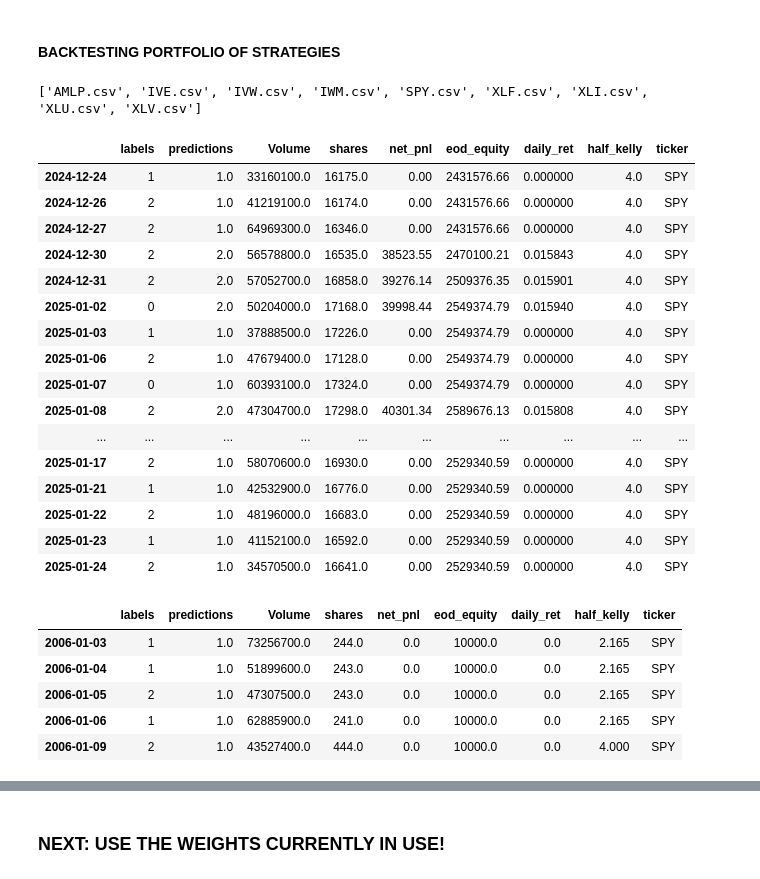
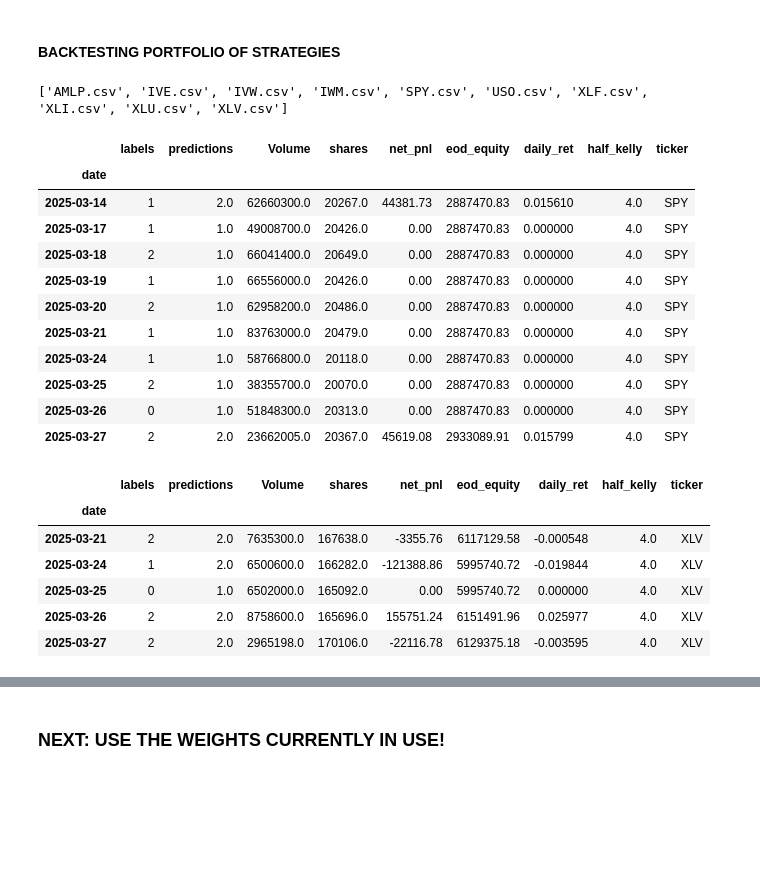
Before and after one commit to jessie-blue/ATS_Development, a Jupyter notebook: Strat_1/Portfolio_Backtest.ipynb, the cells around one changed output, grey strips where cells are left out. Drawn from its saved outputs; the diff is of its cells as text; code cells hidden in the pictures; blank space fills up the shorter version.

```diff
--- a/Strat_1/Portfolio_Backtest.ipynb
+++ b/Strat_1/Portfolio_Backtest.ipynb
@@ -5,7 +5,7 @@ import os
 import numpy as np
 import pandas as pd
 
-path = 'strat_returns/Testing/'
+path = 'strat_returns/Testing/kelly_returns/'
 # %%
 ### FILES
 files = os.listdir(path)
@@ -24,31 +24,26 @@ weights = { #0.964
     'XLI' : 0.17
 }
 # %% [output]
-['AMLP.csv', 'IVE.csv', 'IVW.csv', 'IWM.csv', 'SPY.csv', 'XLF.csv', 'XLI.csv', 'XLU.csv', 'XLV.csv']
+['AMLP.csv', 'IVE.csv', 'IVW.csv', 'IWM.csv', 'SPY.csv', 'USO.csv', 'XLF.csv', 'XLI.csv', 'XLU.csv', 'XLV.csv']
 # %%
 ## DF
-df = pd.read_csv( path + files.pop(spy_idx), index_col= 'Unnamed: 0')
+df = pd.read_csv( path + files.pop(spy_idx), index_col= 'date')
 #df = df[cols]
 df['ticker'] = 'SPY'
-df.tail(20)
+df.tail(10)
 # %% [output]
 |  | labels | predictions | Volume | shares | net_pnl | eod_equity | daily_ret | half_kelly | ticker |
-| 2024-12-24 | 1 | 1.0 | 33160100.0 | 16175.0 | 0.00 | 2431576.66 | 0.000000 | 4.0 | SPY |
-| 2024-12-26 | 2 | 1.0 | 41219100.0 | 16174.0 | 0.00 | 2431576.66 | 0.000000 | 4.0 | SPY |
-| 2024-12-27 | 2 | 1.0 | 64969300.0 | 16346.0 | 0.00 | 2431576.66 | 0.000000 | 4.0 | SPY |
-| 2024-12-30 | 2 | 2.0 | 56578800.0 | 16535.0 | 38523.55 | 2470100.21 | 0.015843 | 4.0 | SPY |
-| 2024-12-31 | 2 | 2.0 | 57052700.0 | 16858.0 | 39276.14 | 2509376.35 | 0.015901 | 4.0 | SPY |
-| 2025-01-02 | 0 | 2.0 | 50204000.0 | 17168.0 | 39998.44 | 2549374.79 | 0.015940 | 4.0 | SPY |
-| 2025-01-03 | 1 | 1.0 | 37888500.0 | 17226.0 | 0.00 | 2549374.79 | 0.000000 | 4.0 | SPY |
-| 2025-01-06 | 2 | 1.0 | 47679400.0 | 17128.0 | 0.00 | 2549374.79 | 0.000000 | 4.0 | SPY |
-| 2025-01-07 | 0 | 1.0 | 60393100.0 | 17324.0 | 0.00 | 2549374.79 | 0.000000 | 4.0 | SPY |
-| 2025-01-08 | 2 | 2.0 | 47304700.0 | 17298.0 | 40301.34 | 2589676.13 | 0.015808 | 4.0 | SPY |
-| ... | ... | ... | ... | ... | ... | ... | ... | ... | ... |
-| 2025-01-17 | 2 | 1.0 | 58070600.0 | 16930.0 | 0.00 | 2529340.59 | 0.000000 | 4.0 | SPY |
-| 2025-01-21 | 1 | 1.0 | 42532900.0 | 16776.0 | 0.00 | 2529340.59 | 0.000000 | 4.0 | SPY |
-| 2025-01-22 | 2 | 1.0 | 48196000.0 | 16683.0 | 0.00 | 2529340.59 | 0.000000 | 4.0 | SPY |
-| 2025-01-23 | 1 | 1.0 | 41152100.0 | 16592.0 | 0.00 | 2529340.59 | 0.000000 | 4.0 | SPY |
-| 2025-01-24 | 2 | 1.0 | 34570500.0 | 16641.0 | 0.00 | 2529340.59 | 0.000000 | 4.0 | SPY |
+| date |  |  |  |  |  |  |  |  |  |
+| 2025-03-14 | 1 | 2.0 | 62660300.0 | 20267.0 | 44381.73 | 2887470.83 | 0.015610 | 4.0 | SPY |
+| 2025-03-17 | 1 | 1.0 | 49008700.0 | 20426.0 | 0.00 | 2887470.83 | 0.000000 | 4.0 | SPY |
+| 2025-03-18 | 2 | 1.0 | 66041400.0 | 20649.0 | 0.00 | 2887470.83 | 0.000000 | 4.0 | SPY |
+| 2025-03-19 | 1 | 1.0 | 66556000.0 | 20426.0 | 0.00 | 2887470.83 | 0.000000 | 4.0 | SPY |
+| 2025-03-20 | 2 | 1.0 | 62958200.0 | 20486.0 | 0.00 | 2887470.83 | 0.000000 | 4.0 | SPY |
+| 2025-03-21 | 1 | 1.0 | 83763000.0 | 20479.0 | 0.00 | 2887470.83 | 0.000000 | 4.0 | SPY |
+| 2025-03-24 | 1 | 1.0 | 58766800.0 | 20118.0 | 0.00 | 2887470.83 | 0.000000 | 4.0 | SPY |
+| 2025-03-25 | 2 | 1.0 | 38355700.0 | 20070.0 | 0.00 | 2887470.83 | 0.000000 | 4.0 | SPY |
+| 2025-03-26 | 0 | 1.0 | 51848300.0 | 20313.0 | 0.00 | 2887470.83 | 0.000000 | 4.0 | SPY |
+| 2025-03-27 | 2 | 2.0 | 23662005.0 | 20367.0 | 45619.08 | 2933089.91 | 0.015799 | 4.0 | SPY |
 # %%
 
 for file in files:
@@ -59,14 +55,15 @@ for file in files:
     df_file['ticker'] = file.replace('.csv', '')
     df = pd.concat([df, df_file], axis = 0 )
 # %%
-df.head()
+df.tail()
 # %% [output]
 |  | labels | predictions | Volume | shares | net_pnl | eod_equity | daily_ret | half_kelly | ticker |
-| 2006-01-03 | 1 | 1.0 | 73256700.0 | 244.0 | 0.0 | 10000.0 | 0.0 | 2.165 | SPY |
-| 2006-01-04 | 1 | 1.0 | 51899600.0 | 243.0 | 0.0 | 10000.0 | 0.0 | 2.165 | SPY |
-| 2006-01-05 | 2 | 1.0 | 47307500.0 | 243.0 | 0.0 | 10000.0 | 0.0 | 2.165 | SPY |
-| 2006-01-06 | 1 | 1.0 | 62885900.0 | 241.0 | 0.0 | 10000.0 | 0.0 | 2.165 | SPY |
-| 2006-01-09 | 2 | 1.0 | 43527400.0 | 444.0 | 0.0 | 10000.0 | 0.0 | 4.000 | SPY |
+| date |  |  |  |  |  |  |  |  |  |
+| 2025-03-21 | 2 | 2.0 | 7635300.0 | 167638.0 | -3355.76 | 6117129.58 | -0.000548 | 4.0 | XLV |
+| 2025-03-24 | 1 | 2.0 | 6500600.0 | 166282.0 | -121388.86 | 5995740.72 | -0.019844 | 4.0 | XLV |
+| 2025-03-25 | 0 | 1.0 | 6502000.0 | 165092.0 | 0.00 | 5995740.72 | 0.000000 | 4.0 | XLV |
+| 2025-03-26 | 2 | 2.0 | 8758600.0 | 165696.0 | 155751.24 | 6151491.96 | 0.025977 | 4.0 | XLV |
+| 2025-03-27 | 2 | 2.0 | 2965198.0 | 170106.0 | -22116.78 | 6129375.18 | -0.003595 | 4.0 | XLV |
 # %%
 df = df.dropna()
 df = df.reset_index()
```
Also changed, not shown: parts of 14 cells of this notebook, 34 other files.
